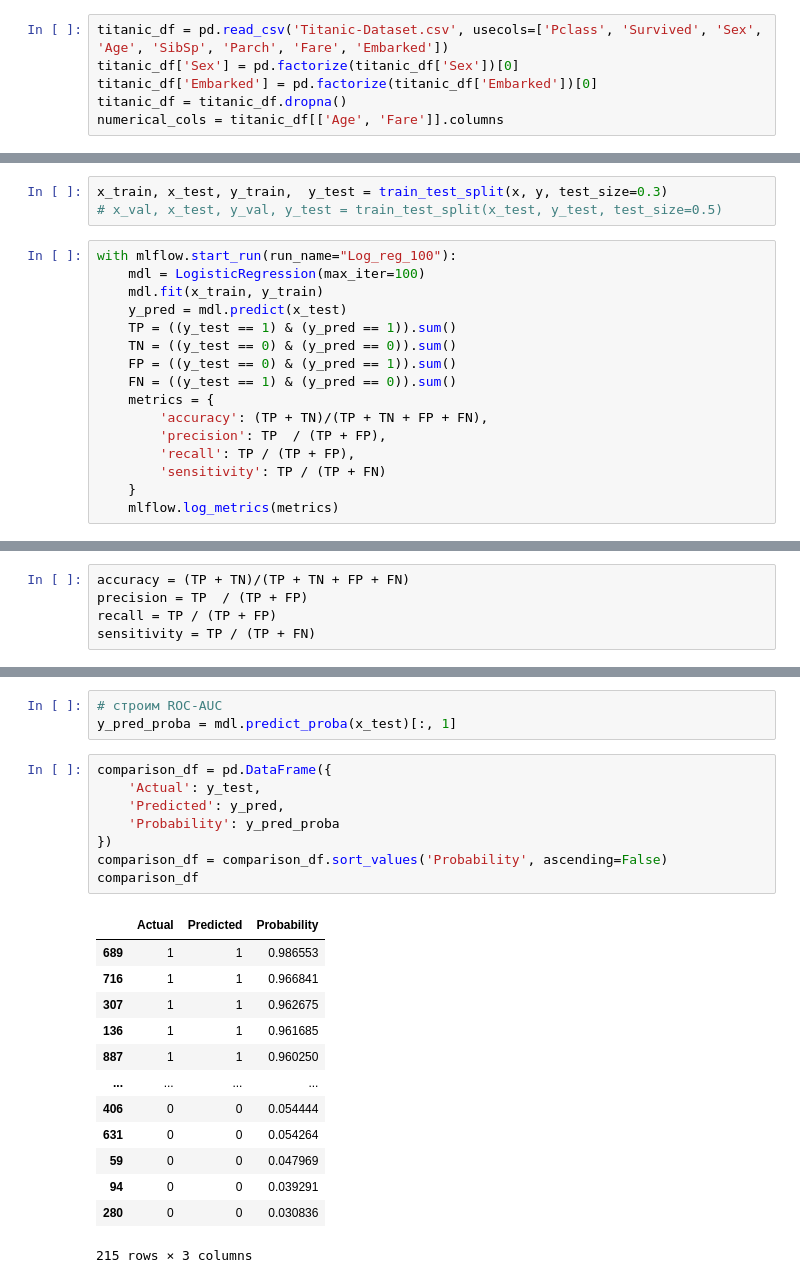
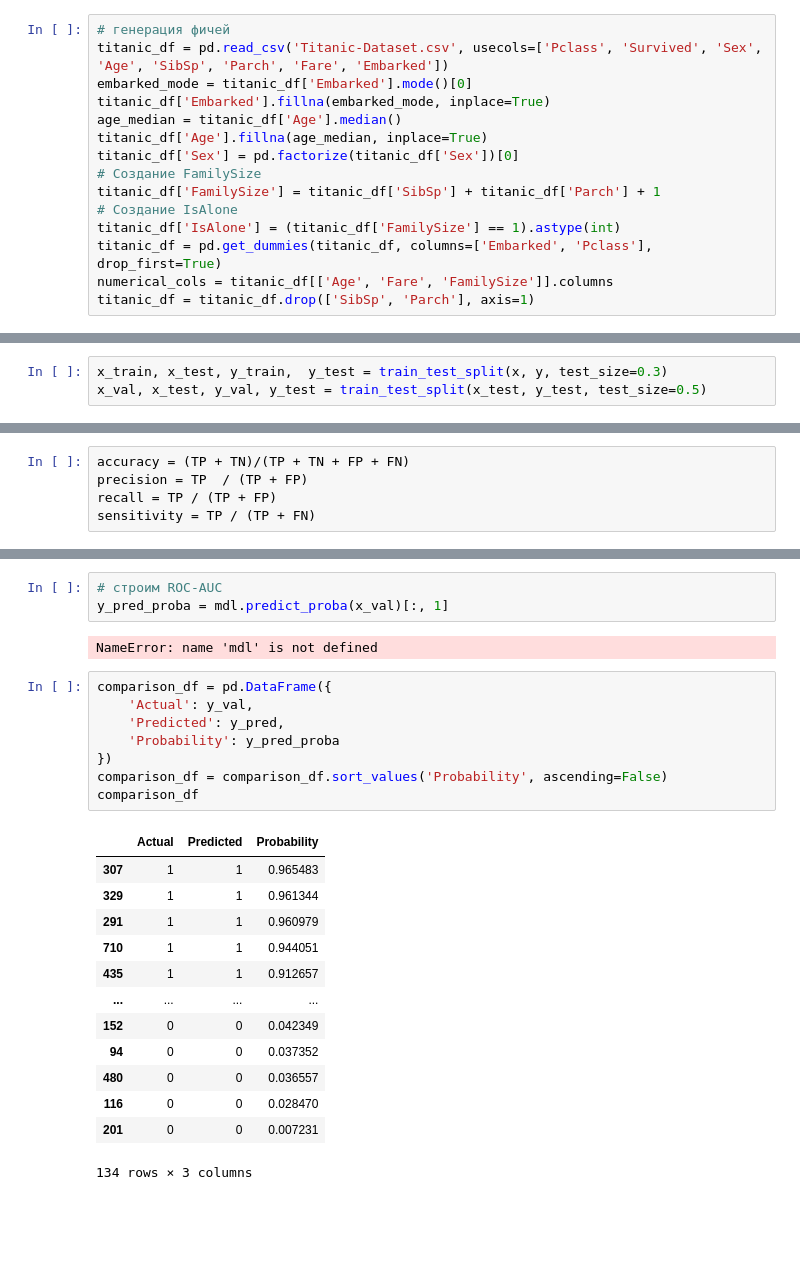
Before and after one commit to nikitazhuikov/ML-projects, a Jupyter notebook: TitanikSklearnML.ipynb, the cells around one changed output, grey strips where cells are left out. Cells and saved outputs as stored; diff of their text form; blank space fills up the shorter version.

```diff
--- a/TitanikSklearnML.ipynb
+++ b/TitanikSklearnML.ipynb
@@ -22,6 +22,15 @@ ModuleNotFoundError: No module named 'tpot'
 # %%
+# генерация фичей
 titanic_df = pd.read_csv('Titanic-Dataset.csv', usecols=['Pclass', 'Survived', 'Sex', 'Age', 'SibSp', 'Parch', 'Fare', 'Embarked'])
+embarked_mode = titanic_df['Embarked'].mode()[0]
+titanic_df['Embarked'].fillna(embarked_mode, inplace=True)
+age_median = titanic_df['Age'].median()
+titanic_df['Age'].fillna(age_median, inplace=True)
 titanic_df['Sex'] = pd.factorize(titanic_df['Sex'])[0]
-titanic_df['Embarked'] = pd.factorize(titanic_df['Embarked'])[0]
-titanic_df = titanic_df.dropna()
-numerical_cols = titanic_df[['Age', 'Fare']].columns
+# Создание FamilySize
+titanic_df['FamilySize'] = titanic_df['SibSp'] + titanic_df['Parch'] + 1
+# Создание IsAlone
+titanic_df['IsAlone'] = (titanic_df['FamilySize'] == 1).astype(int)
+titanic_df = pd.get_dummies(titanic_df, columns=['Embarked', 'Pclass'], drop_first=True)
+numerical_cols = titanic_df[['Age', 'Fare', 'FamilySize']].columns
+titanic_df = titanic_df.drop(['SibSp', 'Parch'], axis=1)
@@ -55,20 +77,4 @@ mlflow.set_experiment("log_reg")
 y = titanic_df['Survived']
 # %%
 x_train, x_test, y_train,  y_test = train_test_split(x, y, test_size=0.3)
-# x_val, x_test, y_val, y_test = train_test_split(x_test, y_test, test_size=0.5)
+x_val, x_test, y_val, y_test = train_test_split(x_test, y_test, test_size=0.5)
-# %%
-with mlflow.start_run(run_name="Log_reg_100"):
-    mdl = LogisticRegression(max_iter=100)
-    mdl.fit(x_train, y_train)
-    y_pred = mdl.predict(x_test)
-    TP = ((y_test == 1) & (y_pred == 1)).sum()
-    TN = ((y_test == 0) & (y_pred == 0)).sum()
-    FP = ((y_test == 0) & (y_pred == 1)).sum()
-    FN = ((y_test == 1) & (y_pred == 0)).sum()
-    metrics = {
-        'accuracy': (TP + TN)/(TP + TN + FP + FN),
-        'precision': TP  / (TP + FP),
-        'recall': TP / (TP + FP),
-        'sensitivity': TP / (TP + FN)
-    }
-    mlflow.log_metrics(metrics)
@@ -93,26 +162,28 @@ sensitivity: 0.8266666666666667
 # %%
 # строим ROC-AUC
-y_pred_proba = mdl.predict_proba(x_test)[:, 1]
+y_pred_proba = mdl.predict_proba(x_val)[:, 1]
+# %% [output]
+NameError: name 'mdl' is not defined
 # %%
 comparison_df = pd.DataFrame({
-    'Actual': y_test,
+    'Actual': y_val,
     'Predicted': y_pred,
     'Probability': y_pred_proba
 })
 comparison_df = comparison_df.sort_values('Probability', ascending=False)
 comparison_df
 # %% [output]
 |  | Actual | Predicted | Probability |
-| 689 | 1 | 1 | 0.986553 |
-| 716 | 1 | 1 | 0.966841 |
-| 307 | 1 | 1 | 0.962675 |
-| 136 | 1 | 1 | 0.961685 |
-| 887 | 1 | 1 | 0.960250 |
+| 307 | 1 | 1 | 0.965483 |
+| 329 | 1 | 1 | 0.961344 |
+| 291 | 1 | 1 | 0.960979 |
+| 710 | 1 | 1 | 0.944051 |
+| 435 | 1 | 1 | 0.912657 |
 | ... | ... | ... | ... |
-| 406 | 0 | 0 | 0.054444 |
-| 631 | 0 | 0 | 0.054264 |
-| 59 | 0 | 0 | 0.047969 |
-| 94 | 0 | 0 | 0.039291 |
-| 280 | 0 | 0 | 0.030836 |
+| 152 | 0 | 0 | 0.042349 |
+| 94 | 0 | 0 | 0.037352 |
+| 480 | 0 | 0 | 0.036557 |
+| 116 | 0 | 0 | 0.028470 |
+| 201 | 0 | 0 | 0.007231 |
-215 rows × 3 columns
+134 rows × 3 columns
 # %%
```
Also changed, not shown: parts of 20 cells of this notebook.
